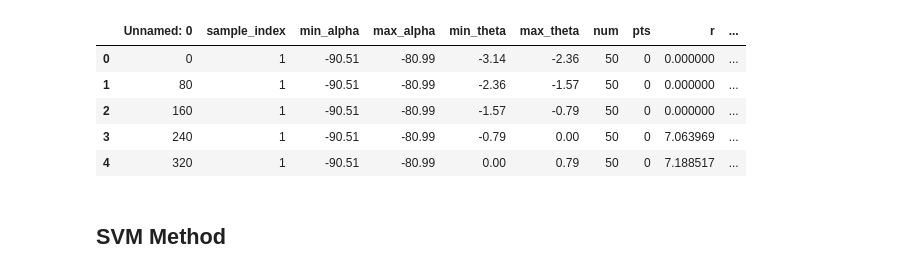
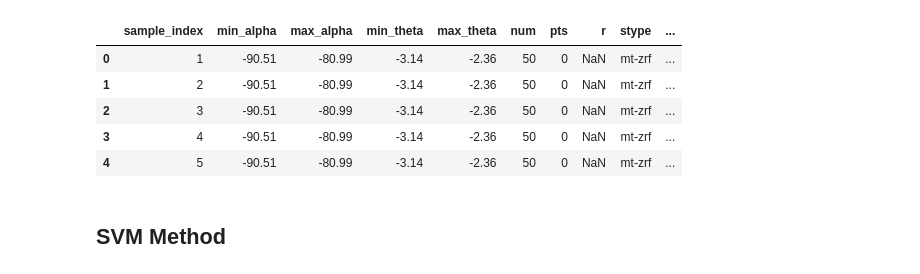
Before and after one commit to liwencong1995/SDS-Capstone-Zebrafish, a Jupyter notebook: svm.ipynb, the cells around one changed output. Cells and saved outputs as stored; diff of their text form; code cells hidden in the pictures.

```diff
--- a/svm.ipynb
+++ b/svm.ipynb
@@ -28,15 +28,15 @@ def plot_svc(svc, X, y, h=0.02, pad=0.25):
     plt.ylabel('X2')
     plt.show()
 # %%
-landmarks = pd.read_csv('./data/landmark_AT_filled_w_median.csv')
+landmarks = pd.read_csv('./data/landmark_ZRF_w_index_new.csv')
 landmarks.head()
 # %% [output]
-|  | Unnamed: 0 | sample_index | min_alpha | max_alpha | min_theta | max_theta | num | pts | r | ... |
-| 0 | 0 | 1 | -90.51 | -80.99 | -3.14 | -2.36 | 50 | 0 | 0.000000 | ... |
-| 1 | 80 | 1 | -90.51 | -80.99 | -2.36 | -1.57 | 50 | 0 | 0.000000 | ... |
-| 2 | 160 | 1 | -90.51 | -80.99 | -1.57 | -0.79 | 50 | 0 | 0.000000 | ... |
-| 3 | 240 | 1 | -90.51 | -80.99 | -0.79 | 0.00 | 50 | 0 | 7.063969 | ... |
-| 4 | 320 | 1 | -90.51 | -80.99 | 0.00 | 0.79 | 50 | 0 | 7.188517 | ... |
+|  | sample_index | min_alpha | max_alpha | min_theta | max_theta | num | pts | r | stype | ... |
+| 0 | 1 | -90.51 | -80.99 | -3.14 | -2.36 | 50 | 0 | NaN | mt-zrf | ... |
+| 1 | 2 | -90.51 | -80.99 | -3.14 | -2.36 | 50 | 0 | NaN | mt-zrf | ... |
+| 2 | 3 | -90.51 | -80.99 | -3.14 | -2.36 | 50 | 0 | NaN | mt-zrf | ... |
+| 3 | 4 | -90.51 | -80.99 | -3.14 | -2.36 | 50 | 0 | NaN | mt-zrf | ... |
+| 4 | 5 | -90.51 | -80.99 | -3.14 | -2.36 | 50 | 0 | NaN | mt-zrf | ... |
 # %%
 # fixing 112
 landmarks.sample_index = landmarks.sample_index.astype(str)
```
Also changed, not shown: parts of 4 cells of this notebook, 9 other files.
